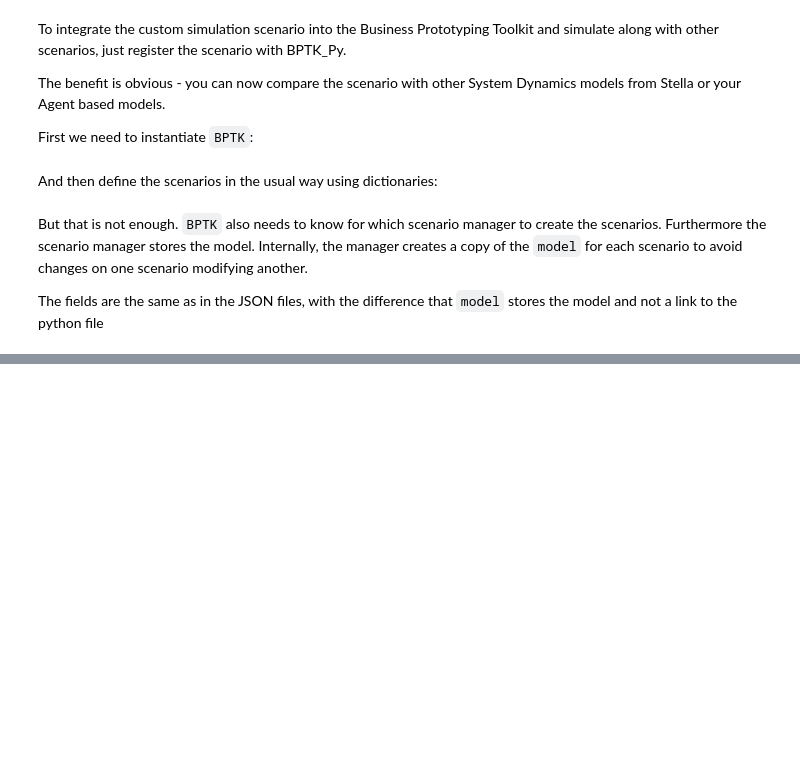
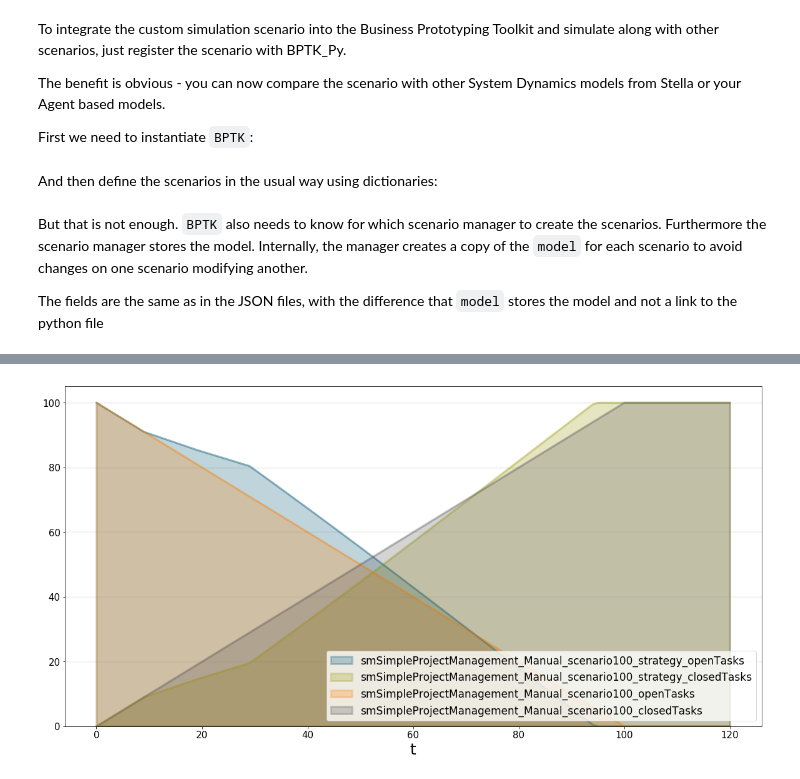
Before and after one commit to transentis/bptk_py_tutorial, a Jupyter notebook: bptk_py_sd_intro.ipynb, the cells around one changed output, grey strips where cells are left out. Drawn from its saved outputs; the diff is of its cells as text; code cells hidden in the pictures; blank space fills up the shorter version.

```diff
--- a/bptk_py_sd_intro.ipynb
+++ b/bptk_py_sd_intro.ipynb
@@ -222,0 +293,6 @@ bptk.plot_scenarios(scenarios=["scenario100","scenario100_strategy","base"],scen
+# %%
+from BPTK_Py import bptk
+bptk= bptk()
+bptk.plot_scenarios(scenarios=["scenario100","scenario100_strategy"],scenario_managers=["smSimpleProjectManagement_Manual"],equations=["openTasks","closedTasks"],strategy=True)
+# %% [output]
+[figure, added]
```
Also changed, not shown: parts of 5 cells of this notebook, 3 other files.
